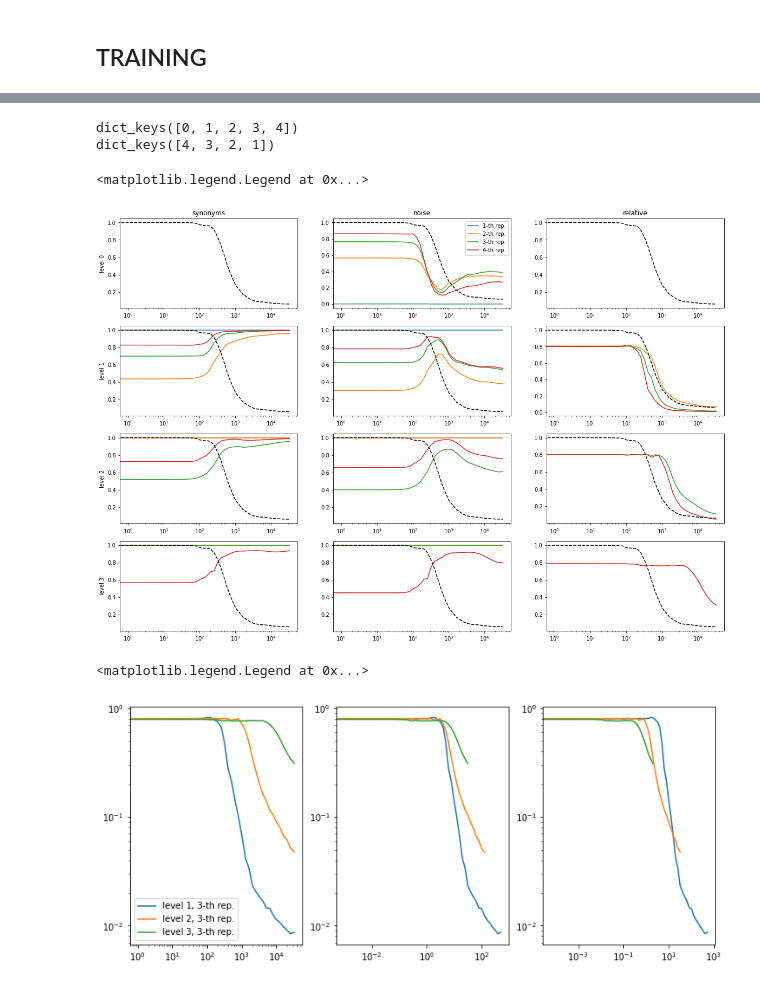
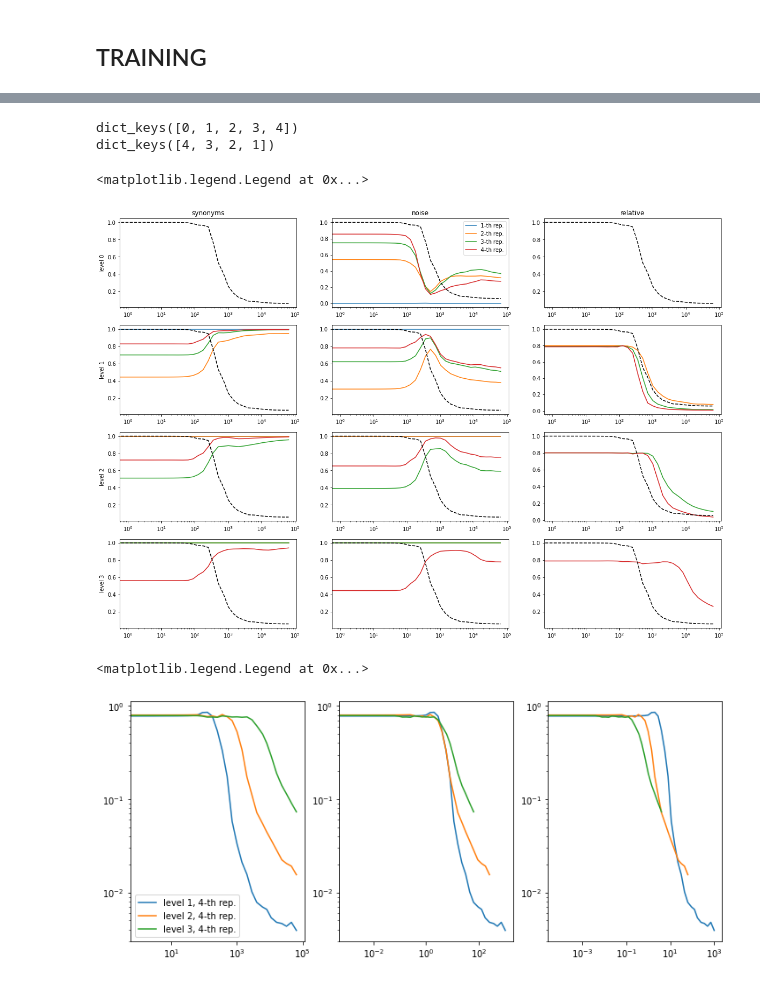
Before and after one commit to fracagnetta/random-hierarchy-model, a Jupyter notebook: test_Init&Training.ipynb, the cells around one changed output, grey strips where cells are left out. Cells and saved outputs as stored; diff of their text form; code cells hidden in the pictures.

```diff
--- a/test_Init&Training.ipynb
+++ b/test_Init&Training.ipynb
@@ -41,7 +41,7 @@ class config:
     seed_rules = 2362346
     num_tokens = 16 # context length, tuple_size**num_layers for the full input
 
-    train_size = 2**22
+    train_size = 2**24
     batch_size = 128
     accumulation = 1
     test_size = 32768
@@ -53,7 +53,7 @@ class config:
 
     model = 'hcnn'
     depth = 4
-    width = 256
+    width = 512
     filter_size = 2
     # model = 'transformer_mla'
     # depth = 3
@@ -380,44 +392,44 @@ ax[0][1].legend()
 dict_keys([0, 1, 2, 3, 4])
 dict_keys([4, 3, 2, 1])
 <matplotlib.legend.Legend at 0x...>
-[figure, old version]
+[figure, new version]
 # %%
 fig, ax = plt.subplots(1, 3, figsize=(12,5))
 
 m = config.num_synonyms
 
 l = 1
-k = 3
+k = 4
 ax[0].plot([d['t'] for d in dynamics], [(1.-d['synonyms'][k][l].to('cpu'))/((1.-d['noise'][k][l].to('cpu'))) for d in dynamics], f'C{l-1}' , label=f'level {l}, {k}-th rep.')
 ax[1].plot([d['t']/(m**(l+2)) for d in dynamics], [(1.-d['synonyms'][k][l].to('cpu'))/((1.-d['noise'][k][l].to('cpu'))) for d in dynamics], f'C{l-1}' , label=f'level {l}, {k}-th rep.')
 ax[2].plot([d['t']/(m**(2*(l+1)-1)) for d in dynamics], [(1.-d['synonyms'][k][l].to('cpu'))/((1.-d['noise'][k][l].to('cpu'))) for d in dynamics], f'C{l-1}' , label=f'level {l}, {k}-th rep.')
 
 
 l = 2
-k = 3
+k = 4
 ax[0].plot([d['t'] for d in dynamics], [(1.-d['synonyms'][k][l].to('cpu'))/((1.-d['noise'][k][l].to('cpu'))) for d in dynamics], f'C{l-1}' , label=f'level {l}, {k}-th rep.')
 ax[1].plot([d['t']/(m**(l+2)) for d in dynamics], [(1.-d['synonyms'][k][l].to('cpu'))/((1.-d['noise'][k][l].to('cpu'))) for d in dynamics], f'C{l-1}' , label=f'level {l}, {k}-th rep.')
 ax[2].plot([d['t']/(m**(2*(l+1)-1)) for d in dynamics], [(1.-d['synonyms'][k][l].to('cpu'))/((1.-d['noise'][k][l].to('cpu'))) for d in dynamics], f'C{l-1}' , label=f'level {l}, {k}-th rep.')
 
 l = 3
-k = 3
+k = 4
 ax[0].plot([d['t'] for d in dynamics], [(1.-d['synonyms'][k][l].to('cpu'))/((1.-d['noise'][k][l].to('cpu'))) for d in dynamics], f'C{l-1}' , label=f'level {l}, {k}-th rep.')
 ax[1].plot([d['t']/(m**(l+2)) for d in dynamics], [(1.-d['synonyms'][k][l].to('cpu'))/((1.-d['noise'][k][l].to('cpu'))) for d in dynamics], f'C{l-1}' , label=f'level {l}, {k}-th rep.')
 ax[2].plot([d['t']/(m**(2*(l+1)-1)) for d in dynamics], [(1.-d['synonyms'][k][l].to('cpu'))/((1.-d['noise'][k][l].to('cpu'))) for d in dynamics], f'C{l-1}' , label=f'level {l}, {k}-th rep.')
 
 ax[0].set_xscale('log')
 ax[0].set_yscale('log')
 
 ax[1].set_xscale('log')
 ax[1].set_yscale('log')
 
 ax[2].set_xscale('log')
 ax[2].set_yscale('log')
 
 ax[0].legend()
 # %% [output]
 <matplotlib.legend.Legend at 0x...>
-[figure, old version]
+[figure, new version]
 # %%
 fig, ax = plt.subplots(1, 3, figsize=(12,5))
 
```
Also changed, not shown: parts of 8 cells of this notebook, 2 other files.
